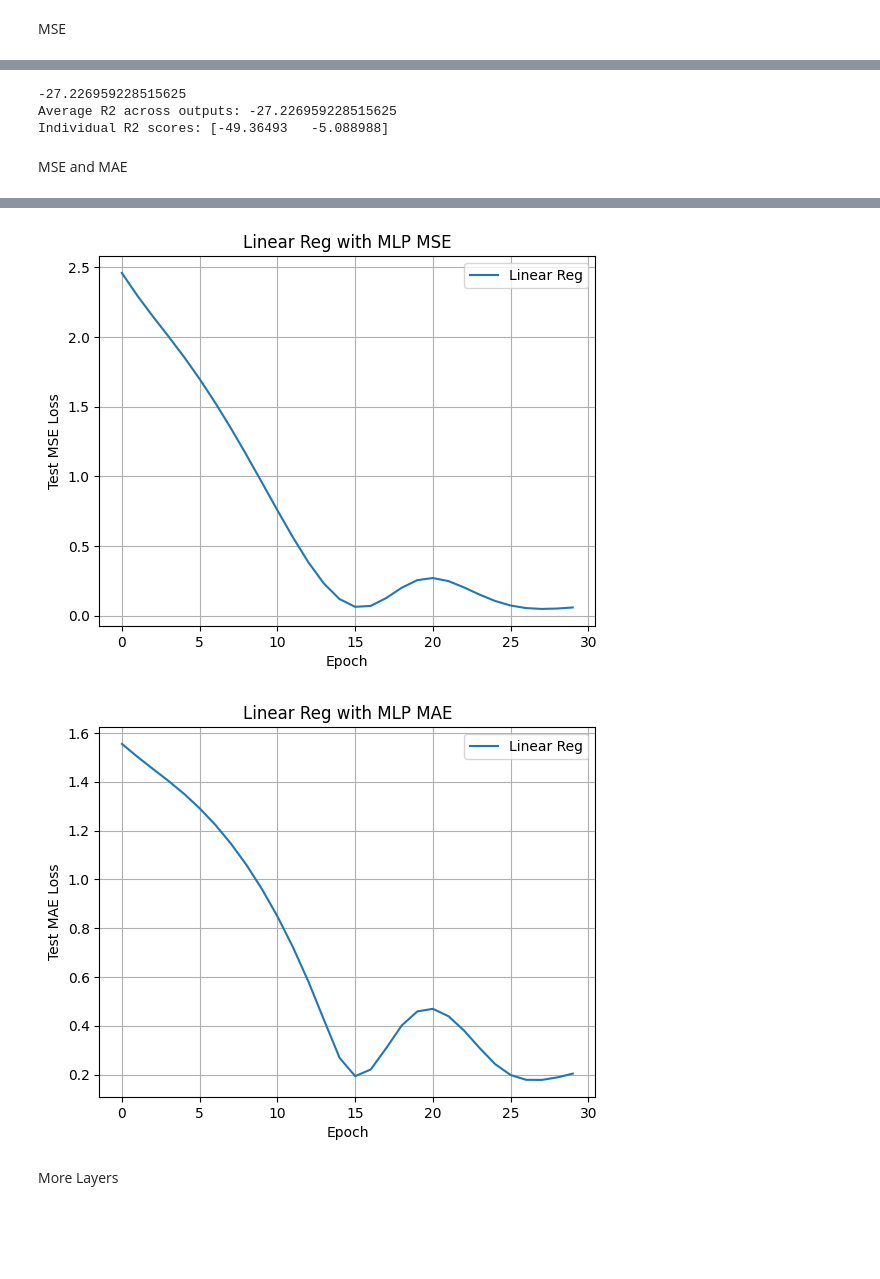
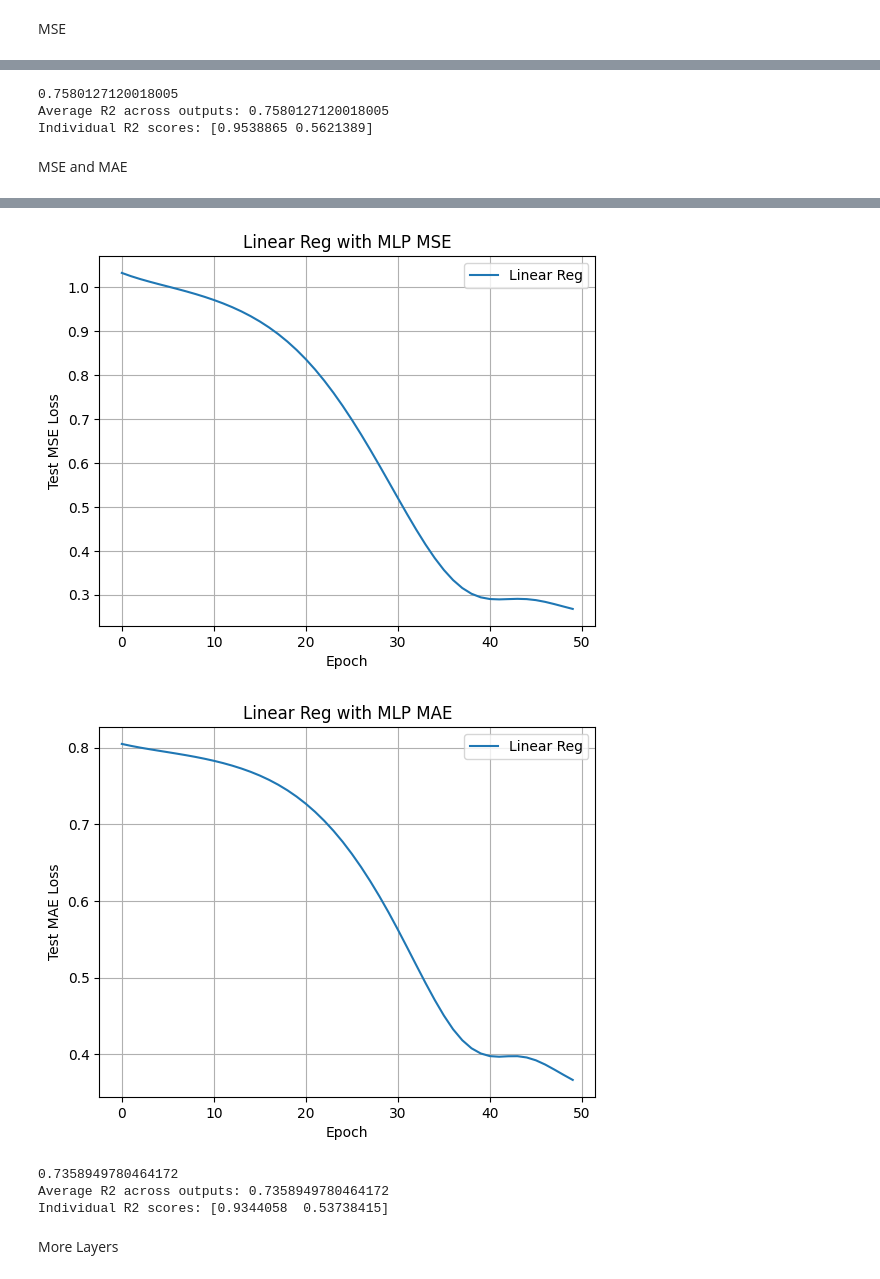
Before and after one commit to nishitmv/ML, a Jupyter notebook: Regression.ipynb, the cells around one changed output, grey strips where cells are left out. Saved outputs shown, nothing was run; the diff lists cells and outputs as text; code cells hidden in the pictures; blank space fills up the shorter version.

```diff
--- a/Regression.ipynb
+++ b/Regression.ipynb
@@ -12,11 +12,14 @@ device = torch.device('cuda' if torch.cuda.is_available() else 'cpu')
 
 df = pd.read_csv('/content/sample_data/Regression_train.csv', sep='\s+', header=None)
 
-params = torch.tensor(df.iloc[:, 2:].values, dtype=torch.float32)
-results = torch.tensor(df.iloc[:, :2].values, dtype=torch.float32)
+# Apply StandardScaler to the entire DataFrame
+scaler = StandardScaler()
+scaled_df = scaler.fit_transform(df)
 
-params = scaler.fit_transform(params)
-results = scaler.transform(results)
+# Split the scaled data into params and results
+params = torch.tensor(scaled_df[:, 2:], dtype=torch.float32)
+results = torch.tensor(scaled_df[:, :2], dtype=torch.float32)
+
 
 print(params)
 print(results)
@@ -152,21 +156,19 @@ Epoch 20/20, Train Loss: 0.0670, Test Loss: 0.0525
 # %%
 from sklearn.metrics import r2_score
 
-
-final_test_pred = results_pred[-1].cpu().detach().numpy()
-results_test_cpu = results_test.cpu().detach().numpy()
+final_test_pred = results_pred[-1].numpy()
+results_test_nump = results_test.numpy()
 
 
-test_r2_scores = r2_score(results_test_cpu, final_test_pred)
+test_r2_scores = r2_score(results_test_nump, final_test_pred)
 print(test_r2_scores)
-# print(len(test_r2_scores)) # This line is not needed and will cause an error if test_r2_scores is a scalar
-r2_each = r2_score(results_test_cpu, final_test_pred, multioutput='raw_values')
+r2_each = r2_score(results_test_nump, final_test_pred, multioutput='raw_values')
 print("Average R2 across outputs:", test_r2_scores)
 print("Individual R2 scores:", r2_each)
 # %% [output]
--27.226959228515625
-Average R2 across outputs: -27.226959228515625
-Individual R2 scores: [-49.36493   -5.088988]
+0.7580127120018005
+Average R2 across outputs: 0.7580127120018005
+Individual R2 scores: [0.9538865 0.5621389]
 # %% [markdown]
 MSE and MAE
 # %%
@@ -196,7 +198,7 @@ test_mse_losses = []
 test_mae_losses = []
 test_r2_scores = []
 results_pred = []
-epochs = 30
+epochs = 50
 for epoch in range(epochs):
  model.train()
  optimizer.zero_grad()
@@ -236,5 +238,17 @@ plt.title("Linear Reg with MLP MAE")
 plt.legend()
 plt.grid(True)
 plt.show()
+
+from sklearn.metrics import r2_score
+
+final_test_pred = results_pred[-1].numpy()
+results_test_nump = results_test.numpy()
+
+
+test_r2_scores = r2_score(results_test_nump, final_test_pred)
+print(test_r2_scores)
+r2_each = r2_score(results_test_nump, final_test_pred, multioutput='raw_values')
+print("Average R2 across outputs:", test_r2_scores)
+print("Individual R2 scores:", r2_each)
 # %% [output]
 torch.Size([19200, 39])
@@ -257,5 +271,8 @@ Epoch 30/30, Train Loss: 0.0498, Test MAE Loss: 0.2038
-[figure, old version]
+[figure, new version]
-[figure, old version]
+[figure, new version]
+0.7358949780464172
+Average R2 across outputs: 0.7358949780464172
+Individual R2 scores: [0.9344058  0.53738415]
 # %% [markdown]
 More Layers
 # %%
```
Also changed, not shown: parts of 9 cells of this notebook.
